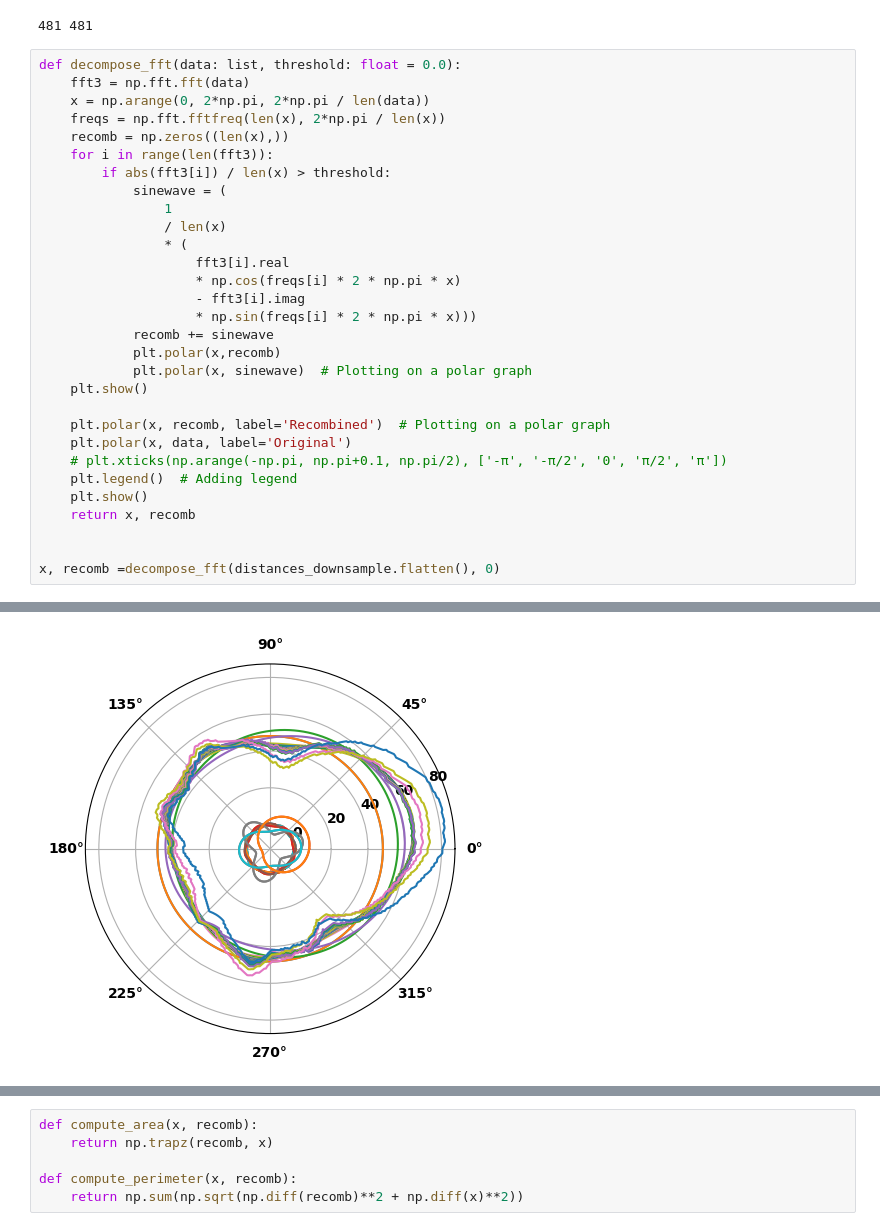
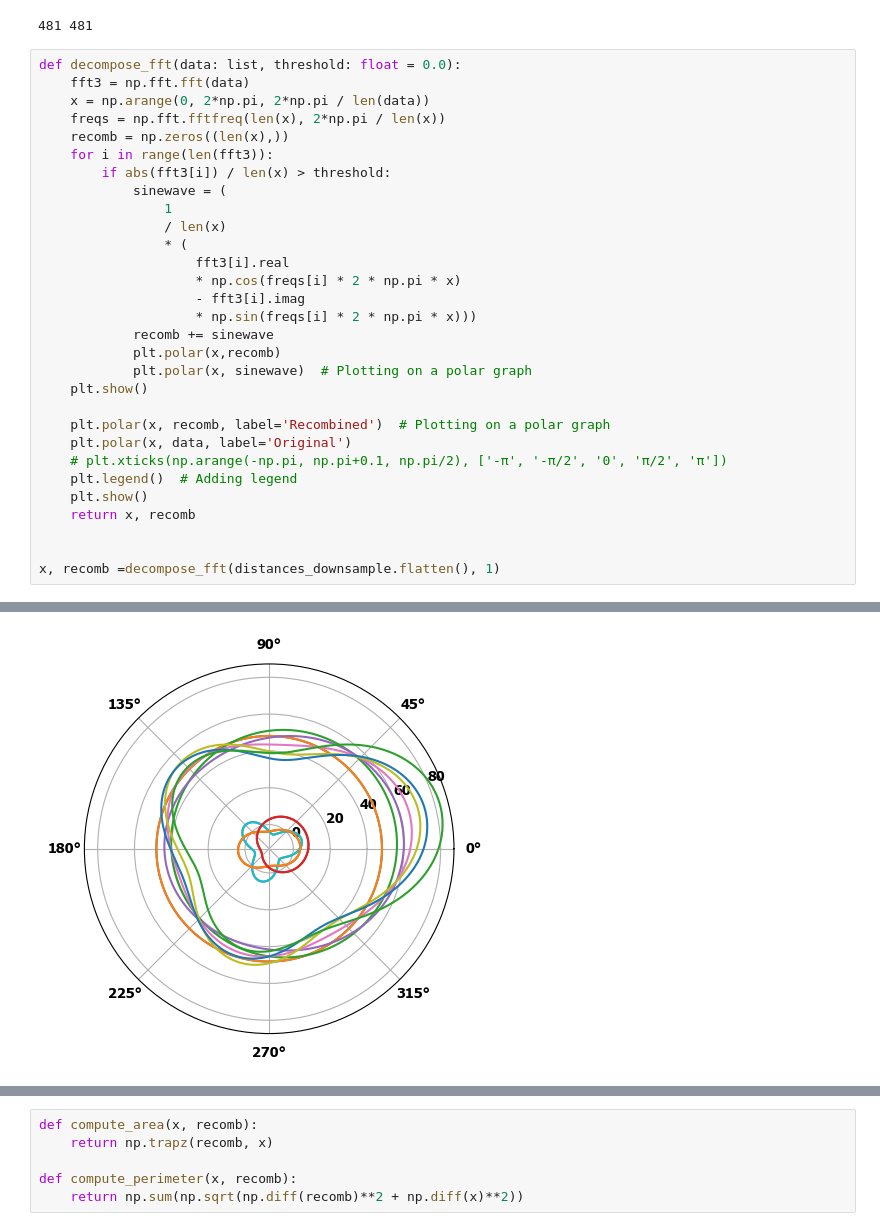
Before and after one commit to feltner515/ParticlePy, a Jupyter notebook: reentrant.ipynb, the cells around one changed output, grey strips where cells are left out. Cells and saved outputs as stored; diff of their text form.

```diff
--- a/reentrant.ipynb
+++ b/reentrant.ipynb
@@ -211,5 +211,5 @@ def decompose_fft(data: list, threshold: float = 0.0):
     return x, recomb
 
 
-x, recomb =decompose_fft(distances_downsample.flatten(), 0)
+x, recomb =decompose_fft(distances_downsample.flatten(), 1)
 # %% [output]
@@ -233 +216 @@ findfont: Font family 'normal' not found.
-[figure, old version]
+[figure, new version]
```
Also changed, not shown: parts of 22 cells of this notebook, 1 other file.
